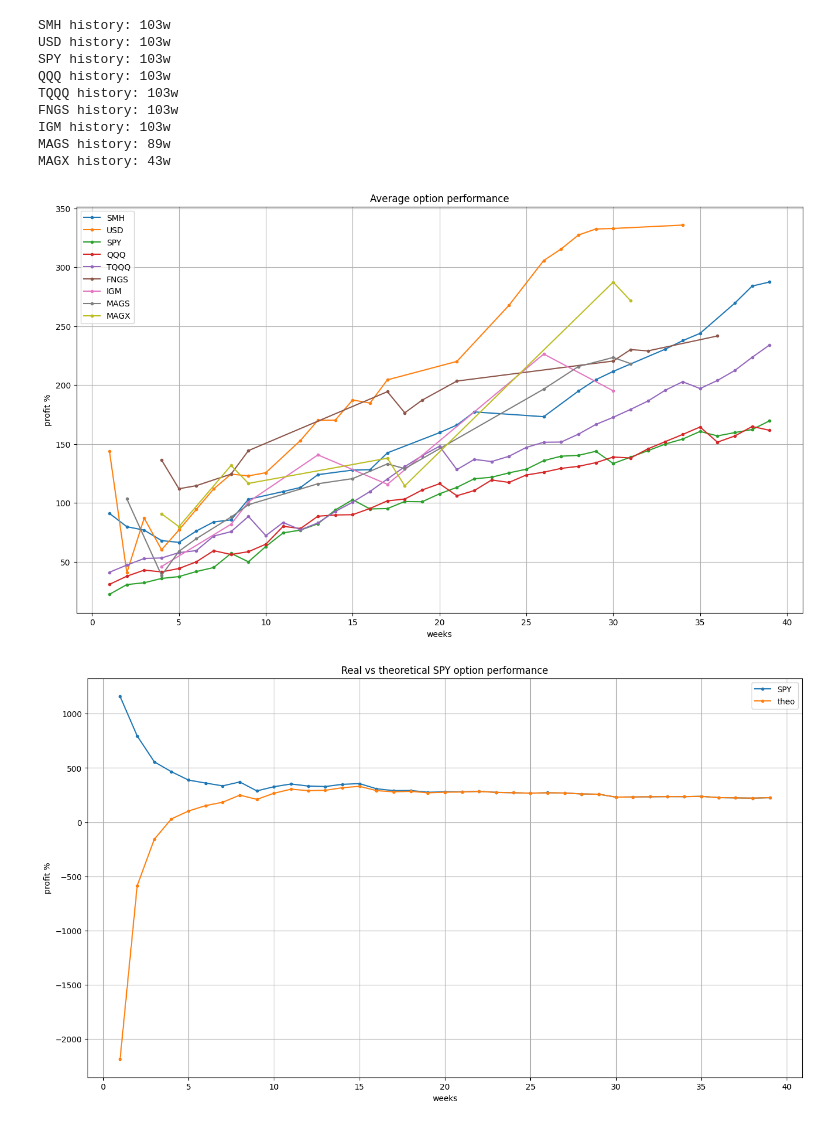
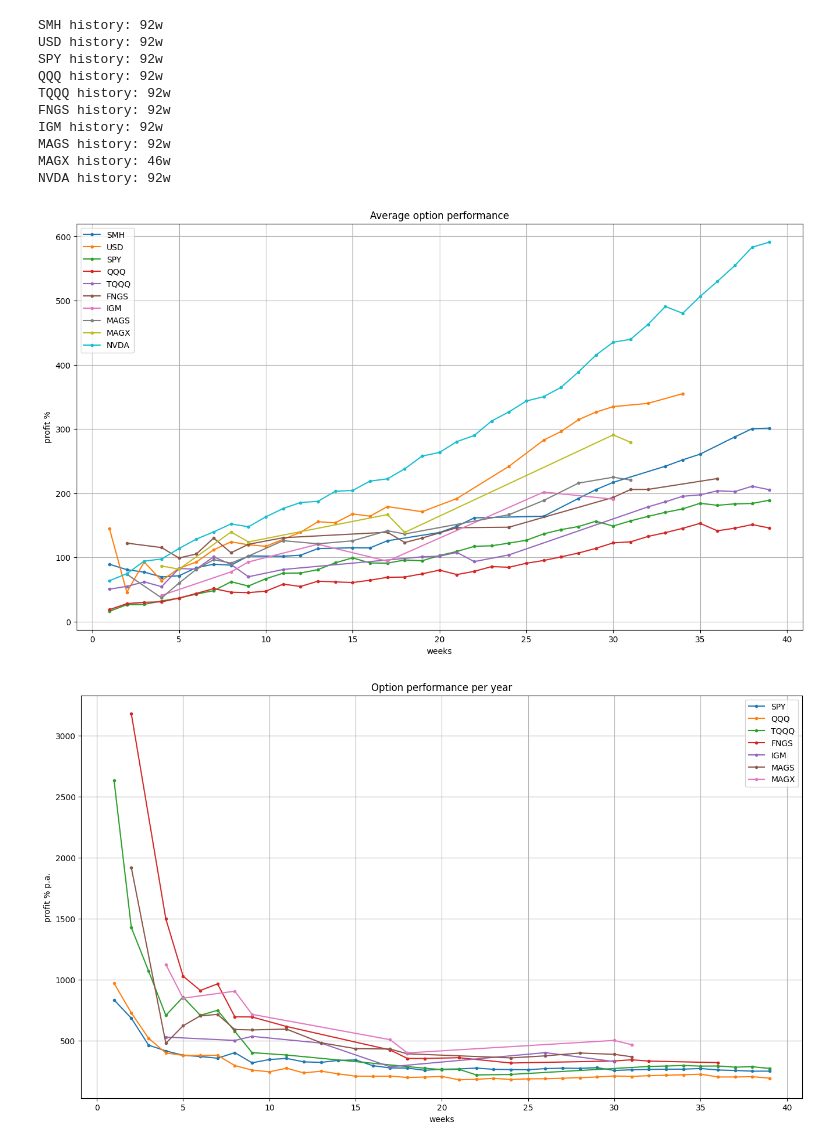
Before and after one commit to dotchev/stox, a Jupyter notebook: weekly-options.ipynb, the cells around one changed output. Cells and saved outputs as stored; diff of their text form; code cells hidden in the pictures.

```diff
--- a/weekly-options.ipynb
+++ b/weekly-options.ipynb
@@ -9,14 +9,15 @@ import file
 all_option_leverage = file.load_all_option_leverage()
 all_symbols = all_option_leverage.keys()
 # %%
-# start_date = '2023-4-10' # start of MAGS history
-start_date = '2023-1-1' # start of uptrend
+start_date = '2023-4-10' # start of MAGS history
+# start_date = '2023-1-1' # start of uptrend
+# start_date = '2021-1-1'
 history_map = {}
 symbols=[
         'SMH','USD',
         'SPY','QQQ','TQQQ','FNGS','IGM',
         'MAGS','MAGX',
-        # 'NVDA',
+        'NVDA'
          ]
 for symbol in symbols:
     tickerData = yf.Ticker(symbol)
@@ -24,15 +25,16 @@ for symbol in symbols:
     print(f'{symbol} history: {len(history)}w')
     history_map[symbol] = history
 # %% [output]
-SMH history: 103w
-USD history: 103w
-SPY history: 103w
-QQQ history: 103w
-TQQQ history: 103w
-FNGS history: 103w
-IGM history: 103w
-MAGS history: 89w
-MAGX history: 43w
+SMH history: 92w
+USD history: 92w
+SPY history: 92w
+QQQ history: 92w
+TQQQ history: 92w
+FNGS history: 92w
+IGM history: 92w
+MAGS history: 92w
+MAGX history: 46w
+NVDA history: 92w
 # %%
 gap = 0 # %
 max_weeks = 39 # 3Q
@@ -47,7 +49,7 @@ for symbol, history in history_map.items():
             break
         stock_changes = history['Close'].pct_change(periods=weeks) * 100
         option_profits = ((stock_changes[weeks:] - gap) * lvr - 100).clip(lower=-100)
-        profit = option_profits.mean()
+        profit = option_profits.mean() #* 52 / weeks
         data[weeks] = profit
     plt.plot(*zip(*sorted(data.items())), label=symbol, marker='.')
 
@@ -58,34 +60,30 @@ plt.ylabel('profit %')
 plt.grid()
 plt.show()
 # %% [output]
-[figure, old version]
+[figure, new version]
 # %%
 gap = 0 # %
 max_weeks = 39 # 3Q
 
 plt.figure(figsize=(16, 9))
 
-symbol = 'SPY'
-history = history_map[symbol]
-data = {}
-theo = {}
-option_leverage = all_option_leverage[symbol]
-for weeks, lvr in sorted(option_leverage.items()):
-    if weeks > max_weeks:
-        break
-    stock_changes = history['Close'].pct_change(periods=weeks) * 100
-    option_profits = ((stock_changes[weeks:] - gap) * lvr - 100).clip(lower=-100)
-    profit = option_profits.mean()
-    data[weeks] = profit * 52 / weeks
-    theo[weeks] = (stock_changes[weeks:].mean() * lvr - 100) * 52 / weeks
-plt.plot(*zip(*sorted(data.items())), label=symbol, marker='.')
-plt.plot(*zip(*sorted(theo.items())), label='theo', marker='.')
+for symbol, history in history_map.items():
+    if symbol in ['USD','SMH','NVDA']: continue
+    data = {}
+    option_leverage = all_option_leverage[symbol]
+    for weeks, lvr in sorted(option_leverage.items()):
+        if 1 <= weeks <= max_weeks:
+            stock_changes = history['Close'].pct_change(periods=weeks) * 100
+            option_profits = ((stock_changes[weeks:] - gap) * lvr - 100).clip(lower=-100)
+            profit = option_profits.mean() / weeks * 52
+            data[weeks] = profit
+    plt.plot(*zip(*sorted(data.items())), label=symbol, marker='.')
 
 plt.legend()
-plt.title(f'Real vs theoretical SPY option performance')
+plt.title(f'Option performance per year')
 plt.xlabel('weeks')
-plt.ylabel('profit %')
+plt.ylabel('profit % p.a.')
 plt.grid()
 plt.show()
 # %% [output]
-[figure, old version]
+[figure, new version]
```
Also changed, not shown: parts of 5 cells of this notebook, 26 other files.
